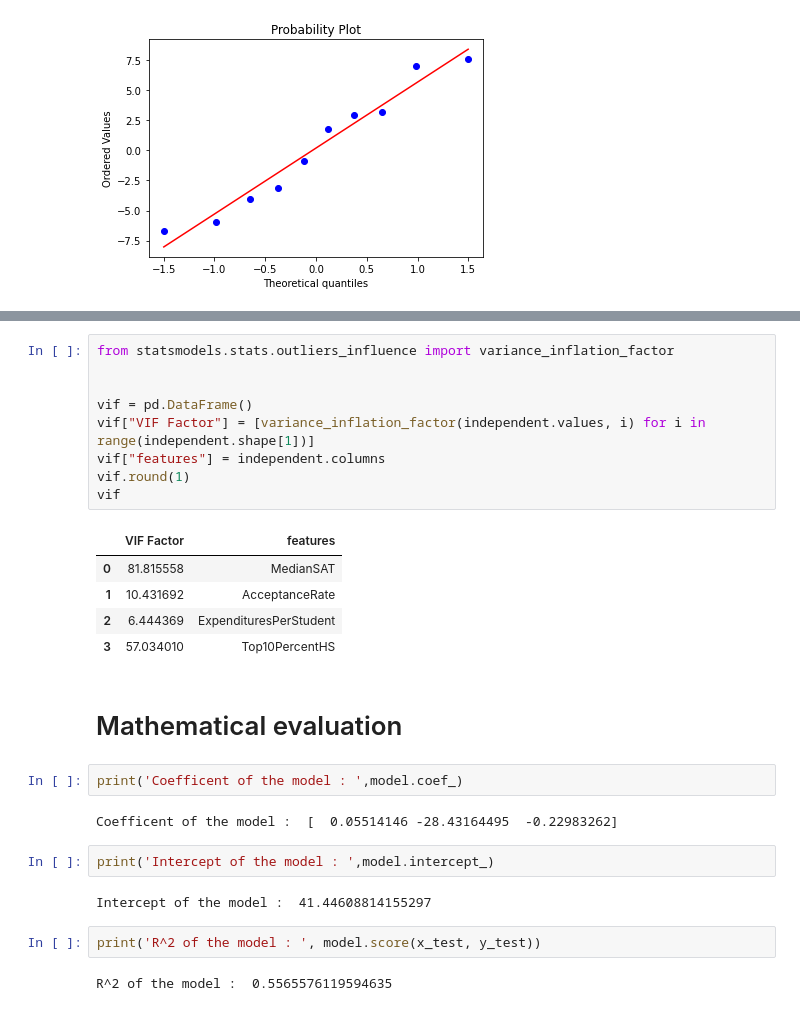
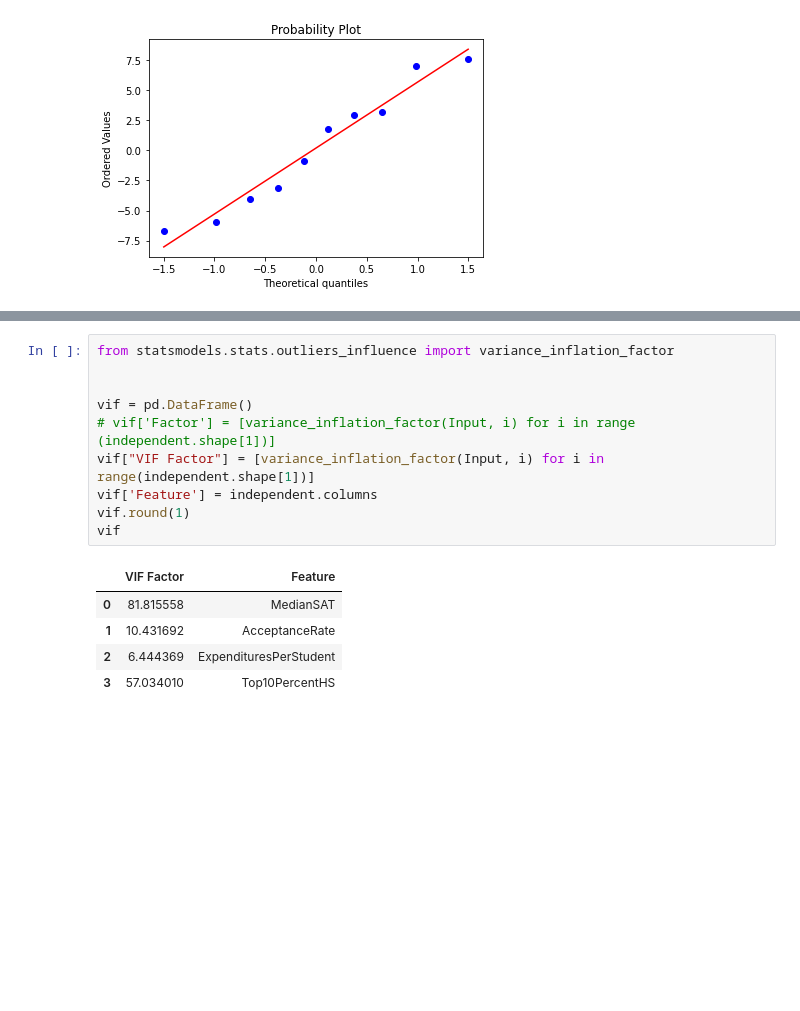
Before and after one commit to mahimai-raja/Data_Analytics, a Jupyter notebook: 02-Basics/Multiple_Linear_Regression/Lesson_01.ipynb, the cells around one changed output, grey strips where cells are left out. Drawn from its saved outputs; the diff is of its cells as text; blank space fills up the shorter version.

```diff
--- a/02-Basics/Multiple_Linear_Regression/Lesson_01.ipynb
+++ b/02-Basics/Multiple_Linear_Regression/Lesson_01.ipynb
@@ -172,29 +172,16 @@ data.head()
 # %%
 from statsmodels.stats.outliers_influence import variance_inflation_factor
 
 
 vif = pd.DataFrame()
-vif["VIF Factor"] = [variance_inflation_factor(independent.values, i) for i in range(independent.shape[1])]
-vif["features"] = independent.columns
+# vif['Factor'] = [variance_inflation_factor(Input, i) for i in range (independent.shape[1])]
+vif["VIF Factor"] = [variance_inflation_factor(Input, i) for i in range(independent.shape[1])]
+vif['Feature'] = independent.columns
 vif.round(1)
 vif
 # %% [output]
-|  | VIF Factor | features |
+|  | VIF Factor | Feature |
 | 0 | 81.815558 | MedianSAT |
 | 1 | 10.431692 | AcceptanceRate |
 | 2 | 6.444369 | ExpendituresPerStudent |
 | 3 | 57.034010 | Top10PercentHS |
-# %% [markdown]
-# Mathematical evaluation
-# %%
-print('Coefficent of the model : ',model.coef_)
-# %% [output]
-Coefficent of the model :  [  0.05514146 -28.43164495  -0.22983262]
-# %%
-print('Intercept of the model : ',model.intercept_)
-# %% [output]
-Intercept of the model :  41.44608814155297
-# %%
-print('R^2 of the model : ', model.score(x_test, y_test))
-# %% [output]
-R^2 of the model :  0.5565576119594635
```
Also changed, not shown: parts of 13 cells of this notebook, 1 other file.
